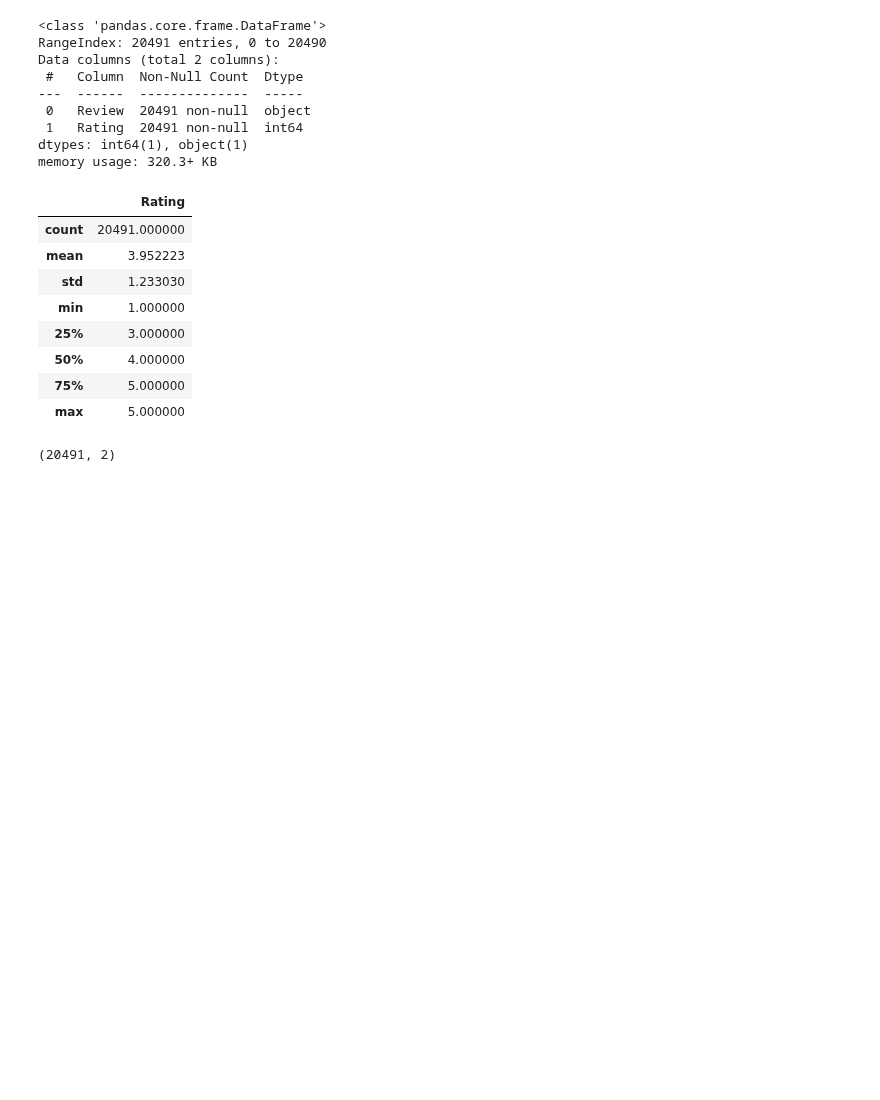
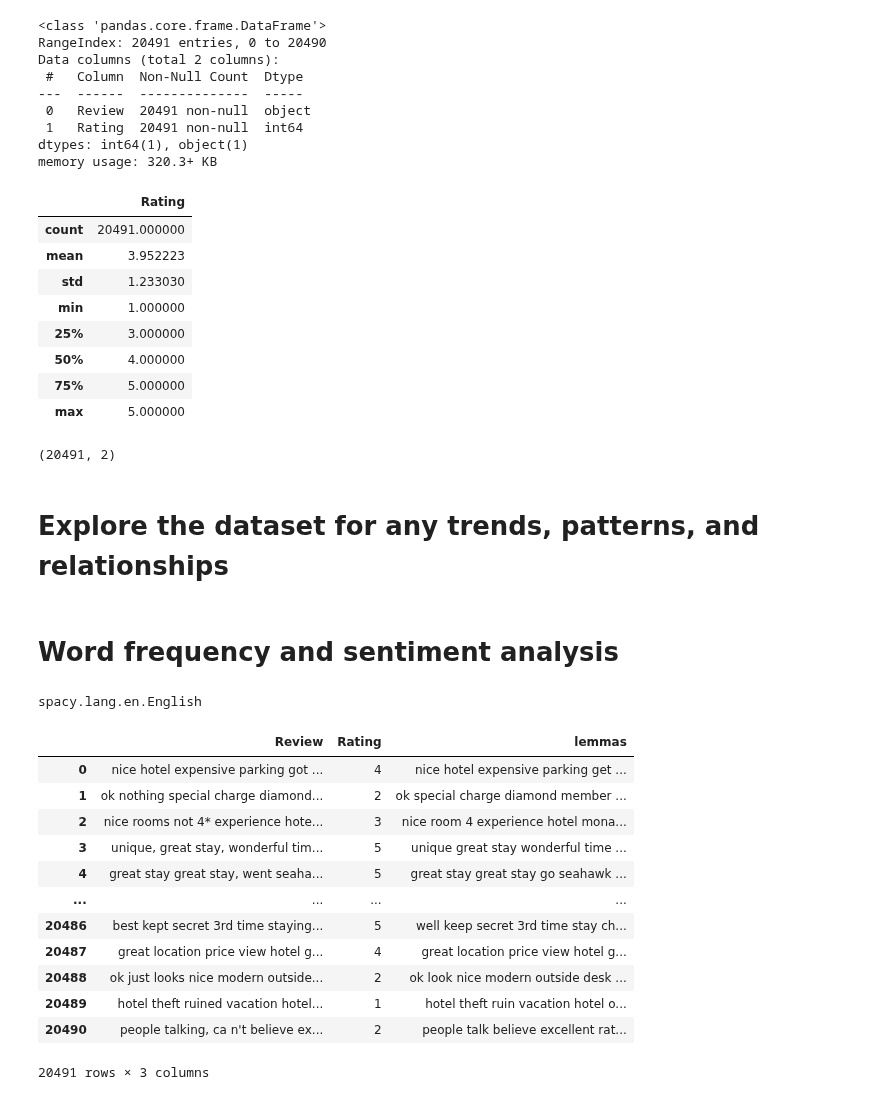
Before and after one commit to Dln358/ModelMetricsComparison, a Jupyter notebook: tripAdvisorML.ipynb, the cells around one changed output. Cells and saved outputs as stored; diff of their text form; code cells hidden in the pictures; blank space fills up the shorter version.

```diff
--- a/tripAdvisorML.ipynb
+++ b/tripAdvisorML.ipynb
@@ -43,3 +44,5 @@ df.describe()
 df.shape
 # %% [output]
 (20491, 2)
+# %% [markdown]
+# Explore the dataset for any trends, patterns, and relationships
@@ -45,0 +53,35 @@ df.shape
+# %% [markdown]
+# Word frequency and sentiment analysis
+# %%
+# Use spacy for word sentiment and word frequency analysis
+import spacy
+nlp = spacy.load('en_core_web_lg')
+type(nlp)
+# %% [output]
+spacy.lang.en.English
+# %%
+# Function to preprocess text
+def preprocess_text(text):
+    doc = nlp(text)
+    tokens = [token.lemma_ for token in doc if not token.is_stop and not token.is_punct]
+    return " ".join(tokens)
+
+
+# New column to collect lemma of tokens
+df['lemmas'] = df['Review'].apply(preprocess_text)
+# %%
+df
+# %% [output]
+|  | Review | Rating | lemmas |
+| 0 | nice hotel expensive parking got ... | 4 | nice hotel expensive parking get ... |
+| 1 | ok nothing special charge diamond... | 2 | ok special charge diamond member ... |
+| 2 | nice rooms not 4* experience hote... | 3 | nice room 4 experience hotel mona... |
+| 3 | unique, great stay, wonderful tim... | 5 | unique great stay wonderful time ... |
+| 4 | great stay great stay, went seaha... | 5 | great stay great stay go seahawk ... |
+| ... | ... | ... | ... |
+| 20486 | best kept secret 3rd time staying... | 5 | well keep secret 3rd time stay ch... |
+| 20487 | great location price view hotel g... | 4 | great location price view hotel g... |
+| 20488 | ok just looks nice modern outside... | 2 | ok look nice modern outside desk ... |
+| 20489 | hotel theft ruined vacation hotel... | 1 | hotel theft ruin vacation hotel o... |
+| 20490 | people talking, ca n't believe ex... | 2 | people talk believe excellent rat... |
+20491 rows × 3 columns
```
Also changed, not shown: parts of 3 cells of this notebook.
